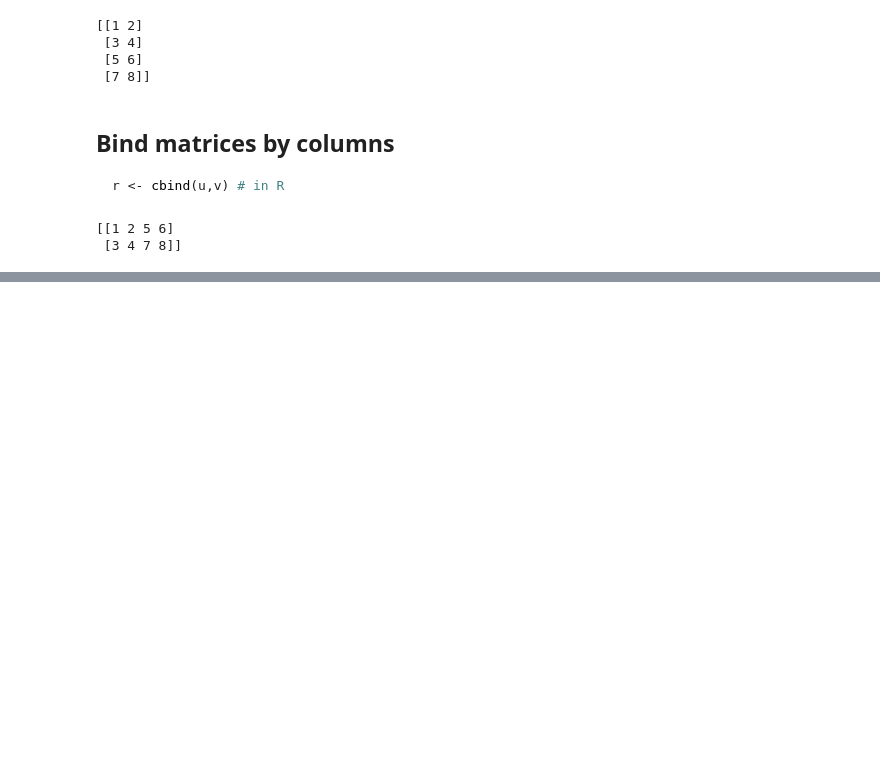
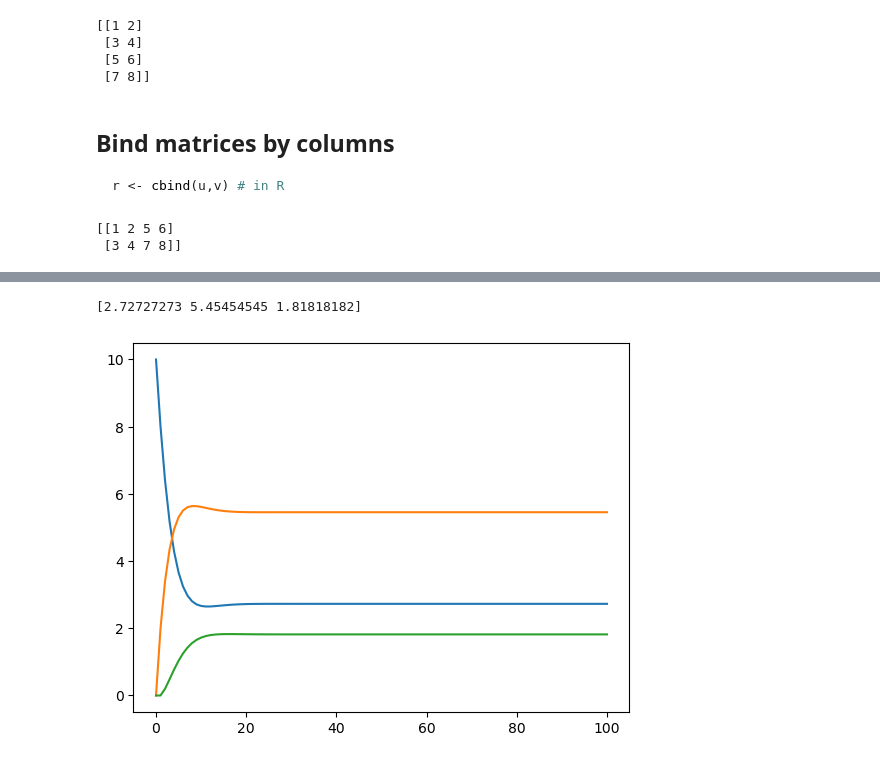
Before and after one commit to WillemBonnaffe/teaching, a Jupyter notebook: i1-from-r-to-python.ipynb, the cells around one changed output, grey strips where cells are left out. Cells and saved outputs as stored; diff of their text form; code cells hidden in the pictures; blank space fills up the shorter version.

Commit message:
Add case study.

```diff
--- a/i1-from-r-to-python.ipynb
+++ b/i1-from-r-to-python.ipynb
@@ -283,0 +597,44 @@ plt.show()
+# %%
+################
+## CASE STUDY ##
+################
+
+## Three stages
+N_1 = 10.0
+N_2 = 0.0
+N_3 = 0.0
+
+## State vector
+Nt = np.array([N_1, N_2, N_3])
+
+## Parameters
+t_max = 100 # Max number of years
+
+## Transition matrix
+A = np.array([[0.8, 0.2, 0.0],
+              [0.0, 0.9, 0.1],
+              [0.3, 0.0, 0.7]])
+
+## Functions
+def f(N, A):
+    return np.matmul(N, A)
+
+## Simulation
+N_list = [Nt]
+for t in range(t_max):
+    Nt = f(Nt, A)
+    N_list += [Nt]
+
+## Format to matrix
+N_array = np.stack(N_list)
+print(N_array[-1])
+
+## Visualise simulation
+plt.plot(N_array)
+plt.show()
+
+#
+###
+# %% [output]
+[2.72727273 5.45454545 1.81818182]
+[figure, added]
```
Also changed, not shown: parts of 71 cells of this notebook.
